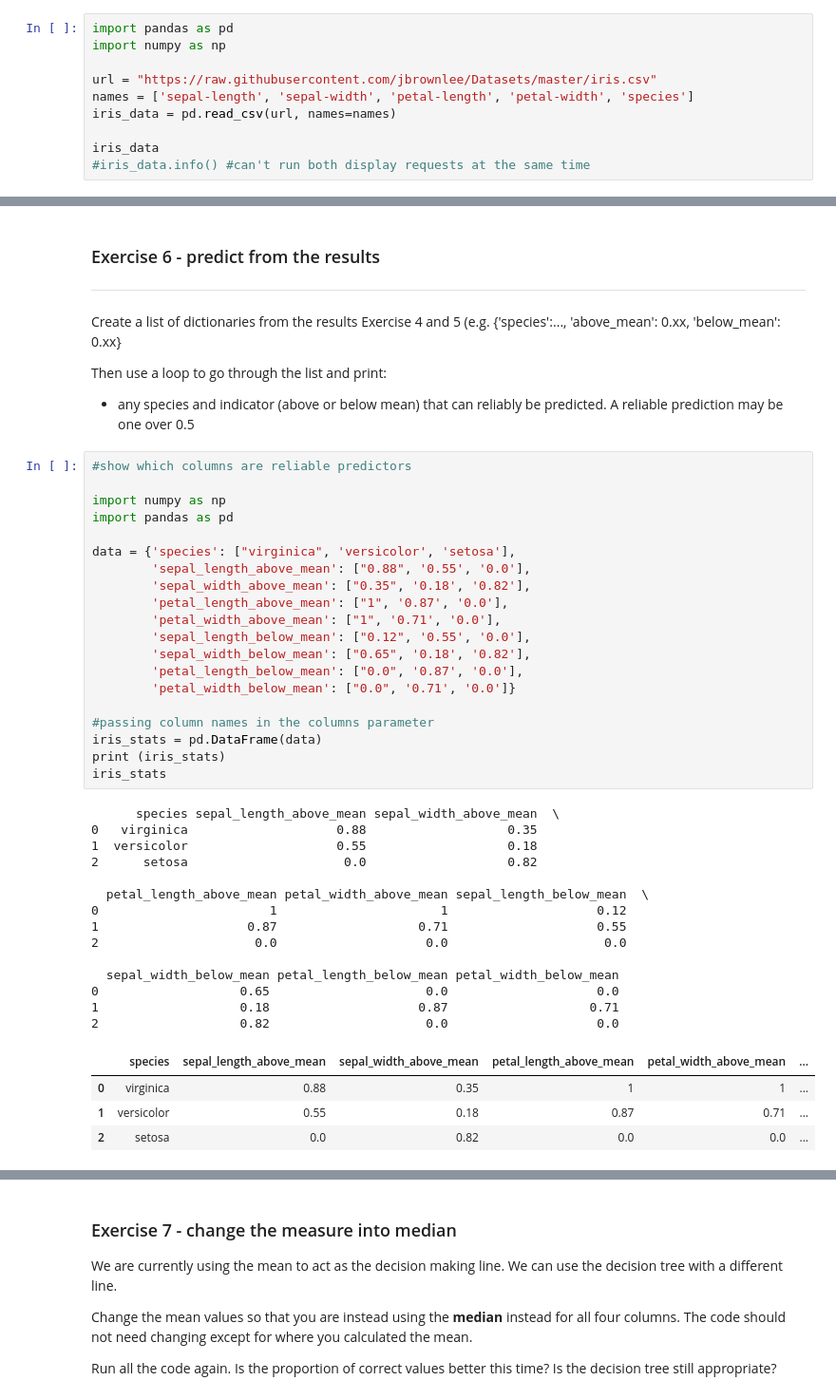
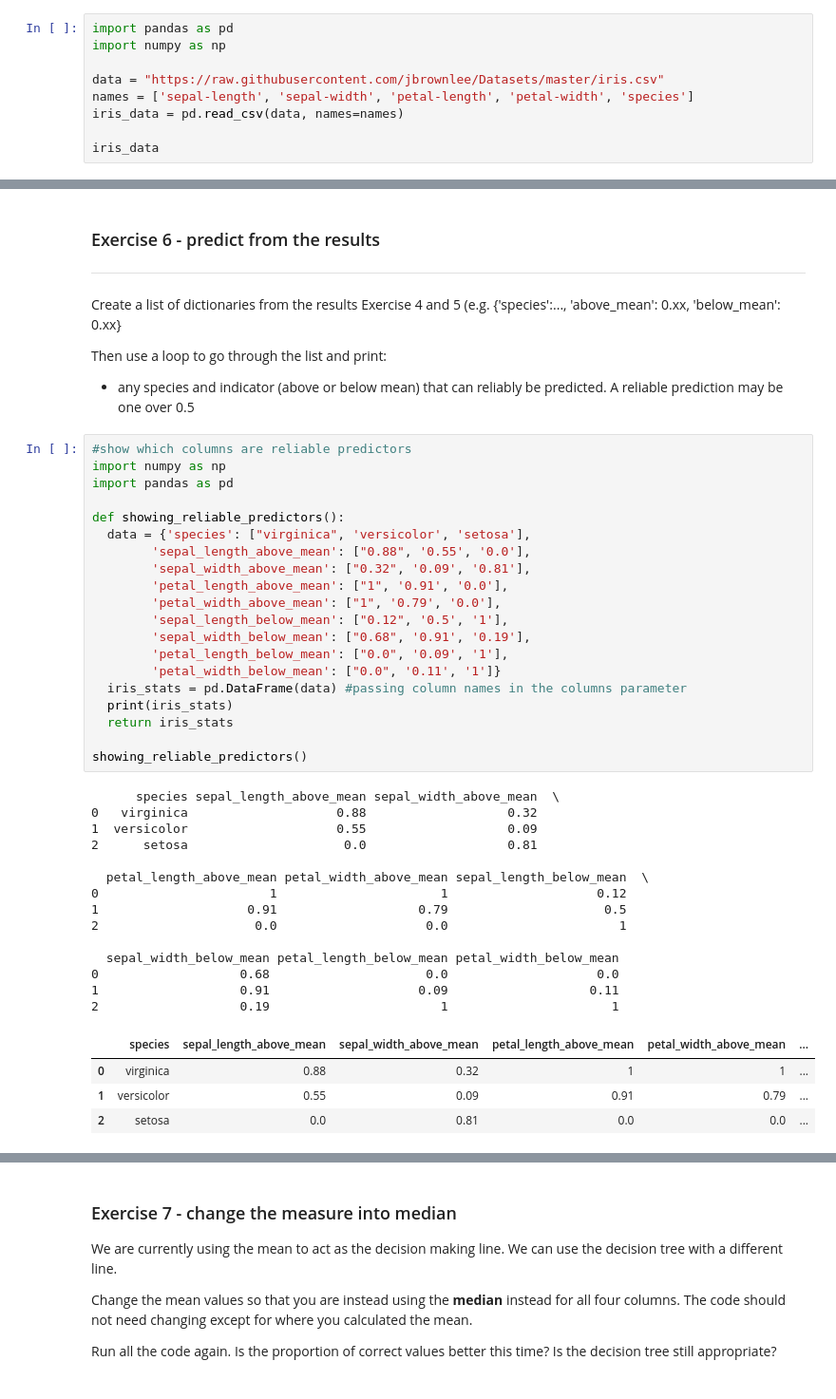
Before and after one commit to EllenSakkla/-PythonFundamentals, a Jupyter notebook: projects/Decision_Tree_coded_model.ipynb, the cells around one changed output, grey strips where cells are left out. Shown at 95% size. Saved outputs shown, nothing was run; the diff lists cells and outputs as text.

```diff
--- a/projects/Decision_Tree_coded_model.ipynb
+++ b/projects/Decision_Tree_coded_model.ipynb
@@ -43,12 +43,11 @@ iris_data = pd.read_csv(url, name=names)
 import pandas as pd
 import numpy as np
 
-url = "https://raw.githubusercontent.com/jbrownlee/Datasets/master/iris.csv"
+data = "https://raw.githubusercontent.com/jbrownlee/Datasets/master/iris.csv"
 names = ['sepal-length', 'sepal-width', 'petal-length', 'petal-width', 'species']
-iris_data = pd.read_csv(url, names=names)
+iris_data = pd.read_csv(data, names=names)
 
 iris_data
-#iris_data.info() #can't run both display requests at the same time
 # %% [output]
 |  | sepal-length | sepal-width | petal-length | petal-width | species |
 | 0 | 5.1 | 3.5 | 1.4 | 0.2 | Iris-setosa |
@@ -615,43 +605,43 @@ Then use a loop to go through the list and print:
 *  any species and indicator (above or below mean) that can reliably be predicted.  A reliable prediction may be one over 0.5
 # %%
 #show which columns are reliable predictors
-
 import numpy as np
 import pandas as pd
 
-data = {'species': ["virginica", 'versicolor', 'setosa'],
+def showing_reliable_predictors():
+  data = {'species': ["virginica", 'versicolor', 'setosa'],
         'sepal_length_above_mean': ["0.88", '0.55', '0.0'],
-        'sepal_width_above_mean': ["0.35", '0.18', '0.82'],
-        'petal_length_above_mean': ["1", '0.87', '0.0'],
-        'petal_width_above_mean': ["1", '0.71', '0.0'],
-        'sepal_length_below_mean': ["0.12", '0.55', '0.0'],
-        'sepal_width_below_mean': ["0.65", '0.18', '0.82'],
-        'petal_length_below_mean': ["0.0", '0.87', '0.0'],
-        'petal_width_below_mean': ["0.0", '0.71', '0.0']}
+        'sepal_width_above_mean': ["0.32", '0.09', '0.81'],
+        'petal_length_above_mean': ["1", '0.91', '0.0'],
+        'petal_width_above_mean': ["1", '0.79', '0.0'],
+        'sepal_length_below_mean': ["0.12", '0.5', '1'],
+        'sepal_width_below_mean': ["0.68", '0.91', '0.19'],
+        'petal_length_below_mean': ["0.0", '0.09', '1'],
+        'petal_width_below_mean': ["0.0", '0.11', '1']}
+  iris_stats = pd.DataFrame(data) #passing column names in the columns parameter
+  print(iris_stats)
+  return iris_stats
 
-#passing column names in the columns parameter
-iris_stats = pd.DataFrame(data)
-print (iris_stats)
-iris_stats
+showing_reliable_predictors()
 # %% [output]
       species sepal_length_above_mean sepal_width_above_mean  \
-0   virginica                    0.88                   0.35
-1  versicolor                    0.55                   0.18
-2      setosa                     0.0                   0.82
+0   virginica                    0.88                   0.32
+1  versicolor                    0.55                   0.09
+2      setosa                     0.0                   0.81
 
   petal_length_above_mean petal_width_above_mean sepal_length_below_mean  \
 0                       1                      1                    0.12
-1                    0.87                   0.71                    0.55
-2                     0.0                    0.0                     0.0
+1                    0.91                   0.79                     0.5
+2                     0.0                    0.0                       1
 
   sepal_width_below_mean petal_length_below_mean petal_width_below_mean
-0                   0.65                     0.0                    0.0
-1                   0.18                    0.87                   0.71
-2                   0.82                     0.0                    0.0
+0                   0.68                     0.0                    0.0
+1                   0.91                    0.09                   0.11
+2                   0.19                       1                      1
 |  | species | sepal_length_above_mean | sepal_width_above_mean | petal_length_above_mean | petal_width_above_mean | ... |
-| 0 | virginica | 0.88 | 0.35 | 1 | 1 | ... |
-| 1 | versicolor | 0.55 | 0.18 | 0.87 | 0.71 | ... |
-| 2 | setosa | 0.0 | 0.82 | 0.0 | 0.0 | ... |
+| 0 | virginica | 0.88 | 0.32 | 1 | 1 | ... |
+| 1 | versicolor | 0.55 | 0.09 | 0.91 | 0.79 | ... |
+| 2 | setosa | 0.0 | 0.81 | 0.0 | 0.0 | ... |
 # %% [markdown]
 In order to identify certain predictors as reliable, we need to look at values that are over 0.5.<br>
 
```
Also changed, not shown: parts of 40 cells of this notebook.
